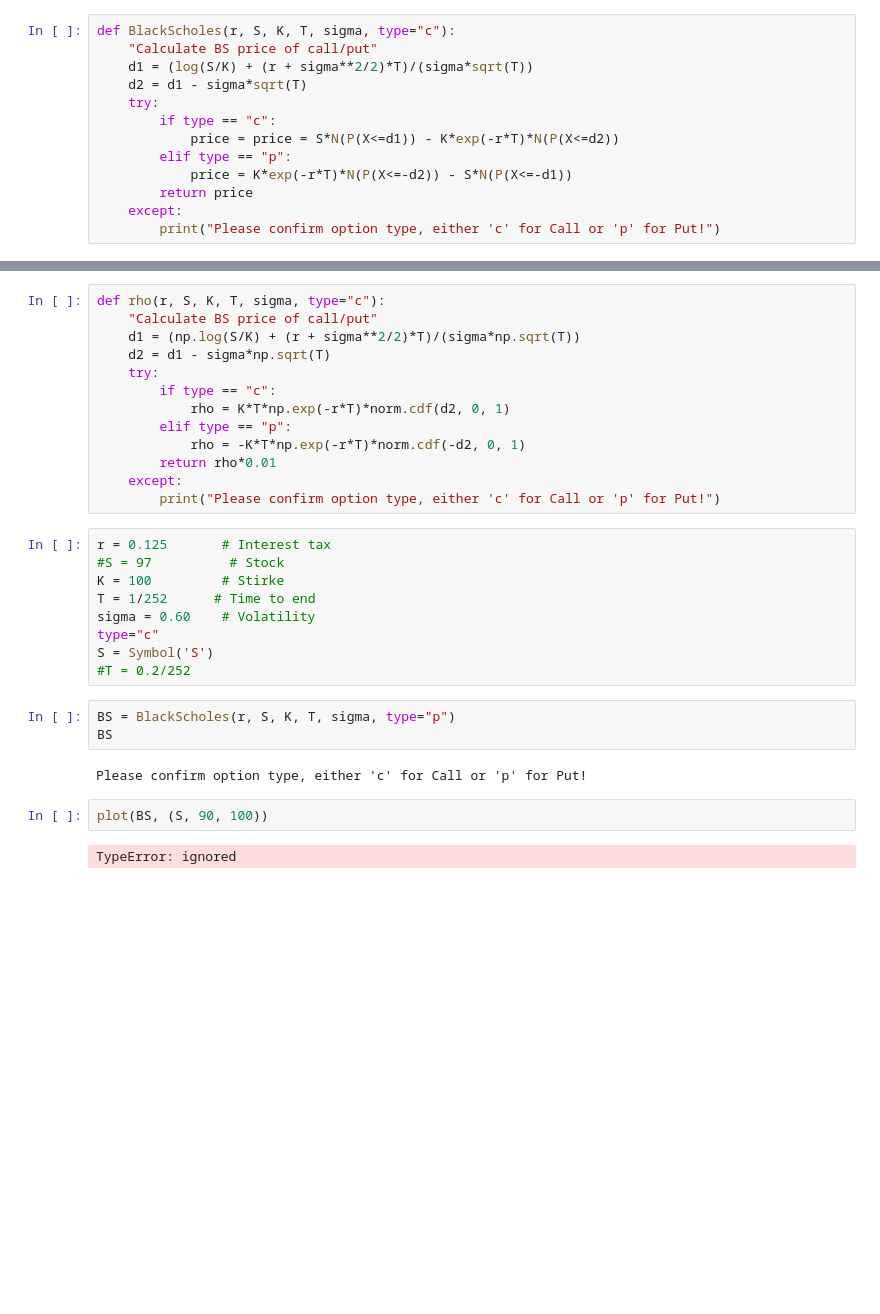
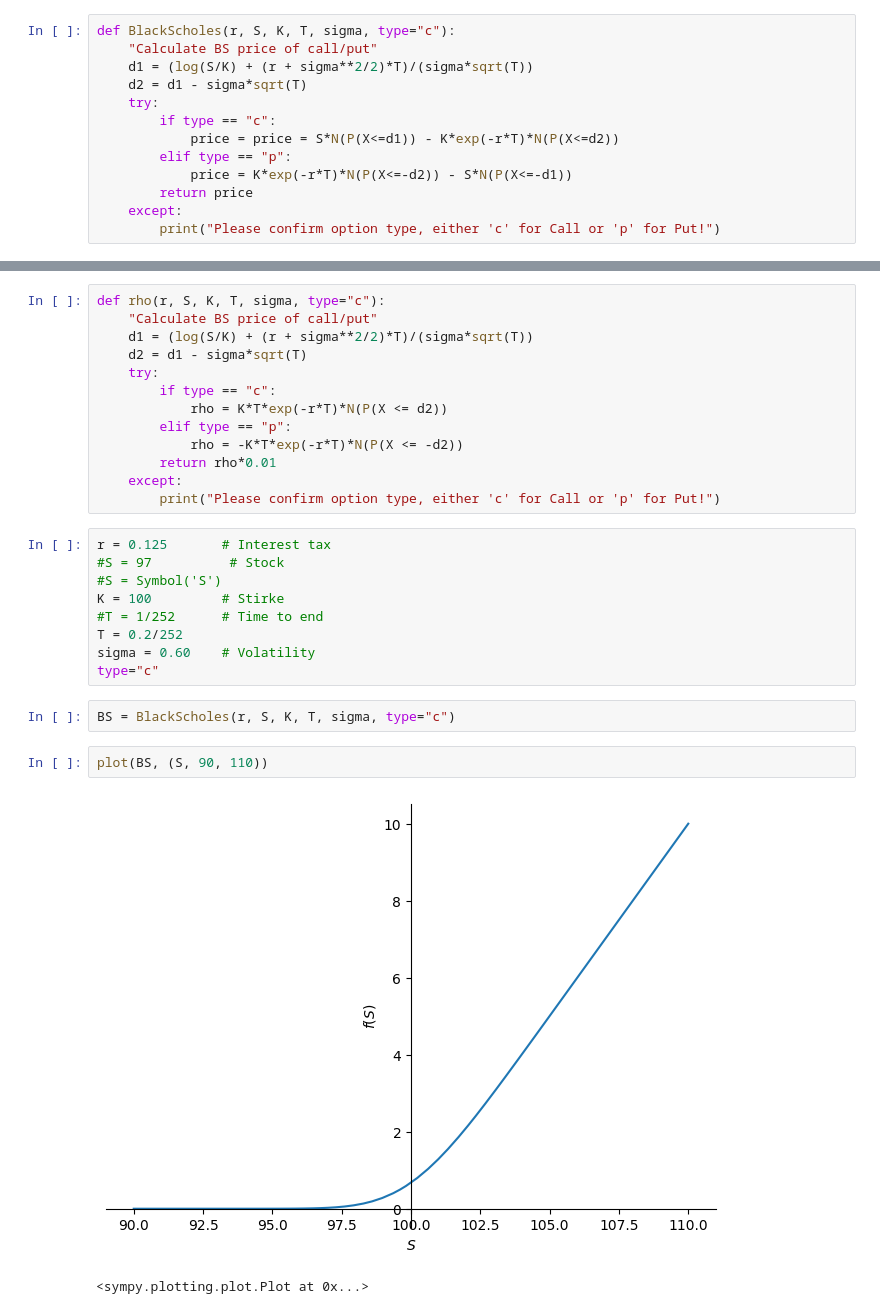
Before and after one commit to Felipe-Pinto/python_para_exatas, a Jupyter notebook: BS_Sympy.ipynb, the cells around one changed output, grey strips where cells are left out. Cells and saved outputs as stored; diff of their text form; blank space fills up the shorter version.

```diff
--- a/BS_Sympy.ipynb
+++ b/BS_Sympy.ipynb
@@ -67,31 +68,29 @@ def theta(r, S, K, T, sigma, type="c"):
 # %%
 def rho(r, S, K, T, sigma, type="c"):
     "Calculate BS price of call/put"
-    d1 = (np.log(S/K) + (r + sigma**2/2)*T)/(sigma*np.sqrt(T))
-    d2 = d1 - sigma*np.sqrt(T)
+    d1 = (log(S/K) + (r + sigma**2/2)*T)/(sigma*sqrt(T))
+    d2 = d1 - sigma*sqrt(T)
     try:
         if type == "c":
-            rho = K*T*np.exp(-r*T)*norm.cdf(d2, 0, 1)
+            rho = K*T*exp(-r*T)*N(P(X <= d2))
         elif type == "p":
-            rho = -K*T*np.exp(-r*T)*norm.cdf(-d2, 0, 1)
+            rho = -K*T*exp(-r*T)*N(P(X <= -d2))
         return rho*0.01
     except:
         print("Please confirm option type, either 'c' for Call or 'p' for Put!")
 # %%
 r = 0.125       # Interest tax
 #S = 97          # Stock
+#S = Symbol('S')
 K = 100         # Stirke
-T = 1/252      # Time to end
+#T = 1/252      # Time to end
+T = 0.2/252
 sigma = 0.60    # Volatility
 type="c"
-S = Symbol('S')
-#T = 0.2/252
 # %%
-BS = BlackScholes(r, S, K, T, sigma, type="p")
-BS
+BS = BlackScholes(r, S, K, T, sigma, type="c")
-# %% [output]
-Please confirm option type, either 'c' for Call or 'p' for Put!
 # %%
-plot(BS, (S, 90, 100))
+plot(BS, (S, 90, 110))
 # %% [output]
+[figure, added]
-TypeError: ignored
+<sympy.plotting.plot.Plot at 0x...>
```
Also changed, not shown: parts of 9 cells of this notebook.
